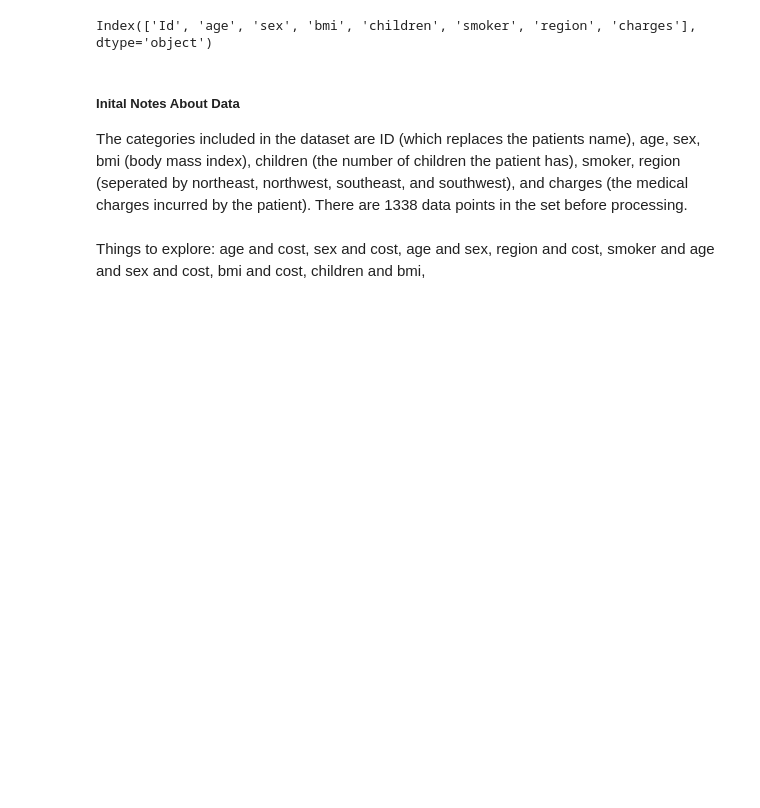
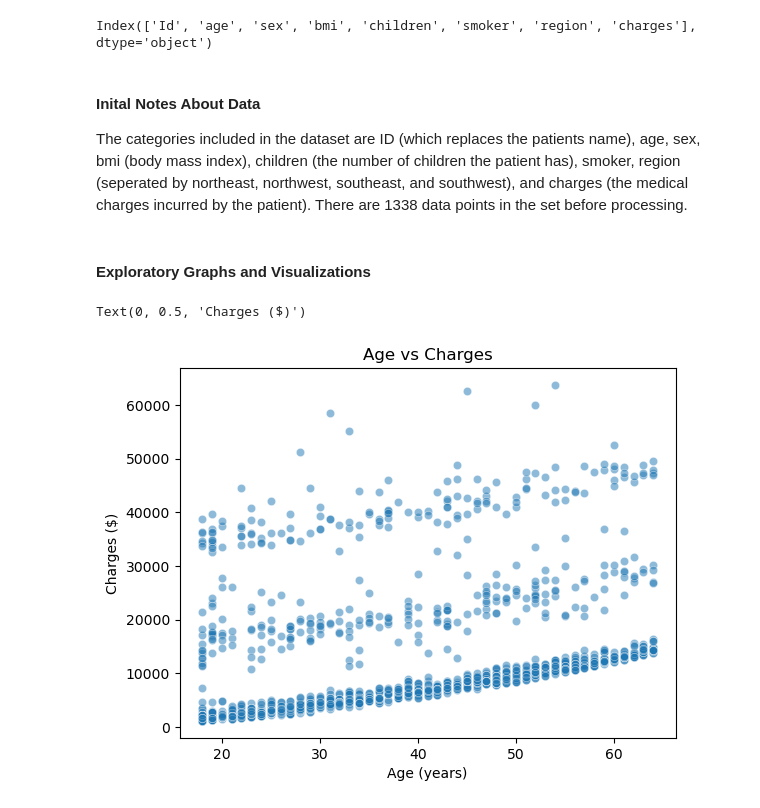
Before and after one commit to TanujaG2226/Summer-Project, a Jupyter notebook: initial-data-processing.ipynb, the cells around one changed output. Saved outputs shown, nothing was run; the diff lists cells and outputs as text; code cells hidden in the pictures; blank space fills up the shorter version.

Commit message:
graphs made

```diff
--- a/initial-data-processing.ipynb
+++ b/initial-data-processing.ipynb
@@ -43,12 +43,21 @@ data.columns
 # %% [output]
 Index(['Id', 'age', 'sex', 'bmi', 'children', 'smoker', 'region', 'charges'], dtype='object')
 # %% [markdown]
-##### Inital Notes About Data
+#### Inital Notes About Data
 The categories included in the dataset are ID (which replaces the patients name), age, sex, bmi (body mass index), children (the number of children the patient has), smoker, region (seperated by northeast, northwest, southeast, and southwest), and charges (the medical charges incurred by the patient).
 There are 1338 data points in the set before processing.
 # %%
 #cleaning the data (numerical)
 clean_bmi = data['bmi'].replace(' ', '_').replace("(", "").replace(")", "")
 clean_charges = data['charges'].replace(' ', '_').replace("(", "").replace(")", "").round(2)
-# %% [markdown]
-Things to explore: age and cost, sex and cost, age and sex, region and cost, smoker and age and sex and cost, bmi and cost, children and bmi,
+# %% [markdown]
+#### Exploratory Graphs and Visualizations
+# %%
+#Age vs Charges scatterplots
+sns.scatterplot(x=data['age'], y=data['charges'], alpha = 0.5)
+plt.title("Age vs Charges")
+plt.xlabel("Age (years)")
+plt.ylabel("Charges ($)")
+# %% [output]
+Text(0, 0.5, 'Charges ($)')
+[figure, added]
```
Also changed, not shown: parts of 5 cells of this notebook.
